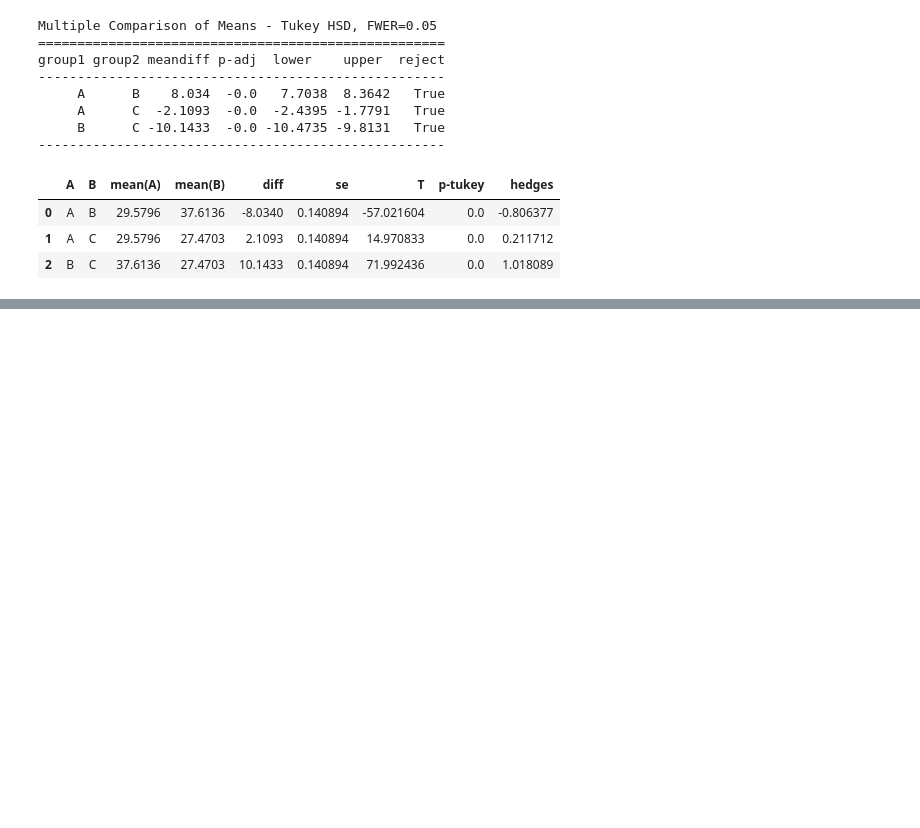
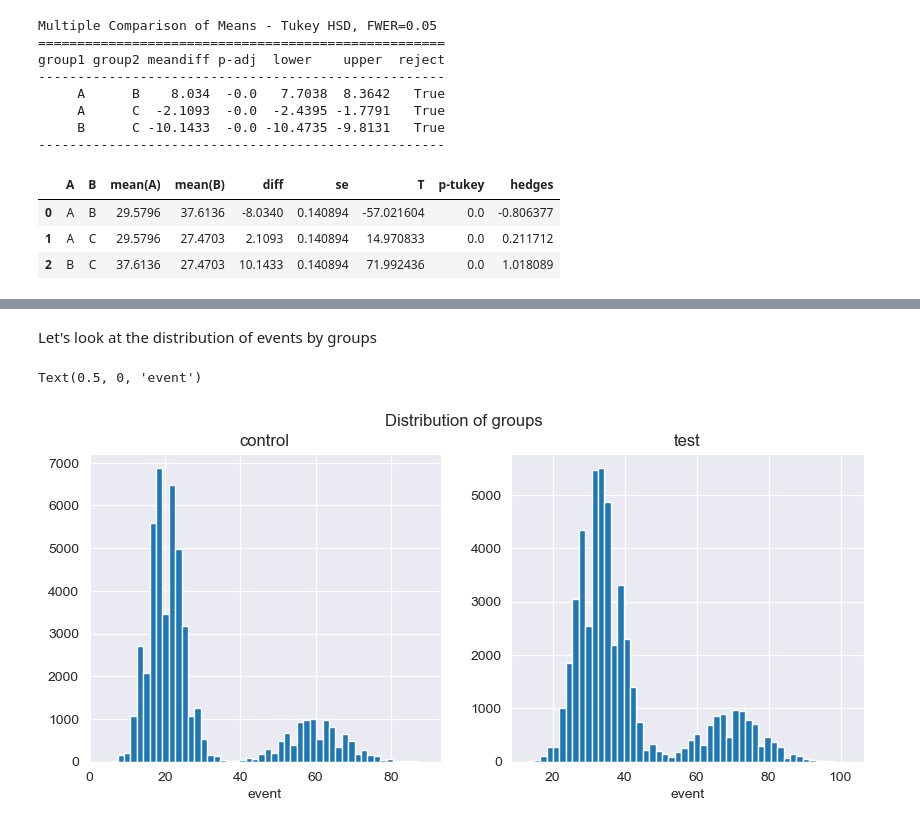
Before and after one commit to Prion84/courses, a Jupyter notebook: food_delivery/food_delivery.ipynb, the cells around one changed output, grey strips where cells are left out. Drawn from its saved outputs; the diff is of its cells as text; code cells hidden in the pictures; blank space fills up the shorter version.

Commit message:
add: anova test for task about button design

```diff
--- a/food_delivery/food_delivery.ipynb
+++ b/food_delivery/food_delivery.ipynb
@@ -127,0 +135,2 @@ df_photos.pairwise_tukey(dv='events', between='group')
+# %%
+df_button = pd.read_csv("5_task_2.csv")
@@ -127,0 +170,15 @@ df_photos.pairwise_tukey(dv='events', between='group')
+# %% [markdown]
+Let's look at the distribution of events by groups
+# %%
+fig, axes = plt.subplots(1, 2, figsize=(10,4))
+fig.suptitle('Distribution of groups')
+
+df_button[df_button.group == 'control'].events.hist(ax=axes[0], bins=50)
+axes[0].set_title('control')
+axes[0].set_xlabel("event")
+df_button[df_button.group == 'test'].events.hist(ax=axes[1], bins=50)
+axes[1].set_title('test')
+axes[1].set_xlabel("event")
+# %% [output]
+Text(0.5, 0, 'event')
+[figure, added]
```
Also changed, not shown: parts of 15 cells of this notebook.
